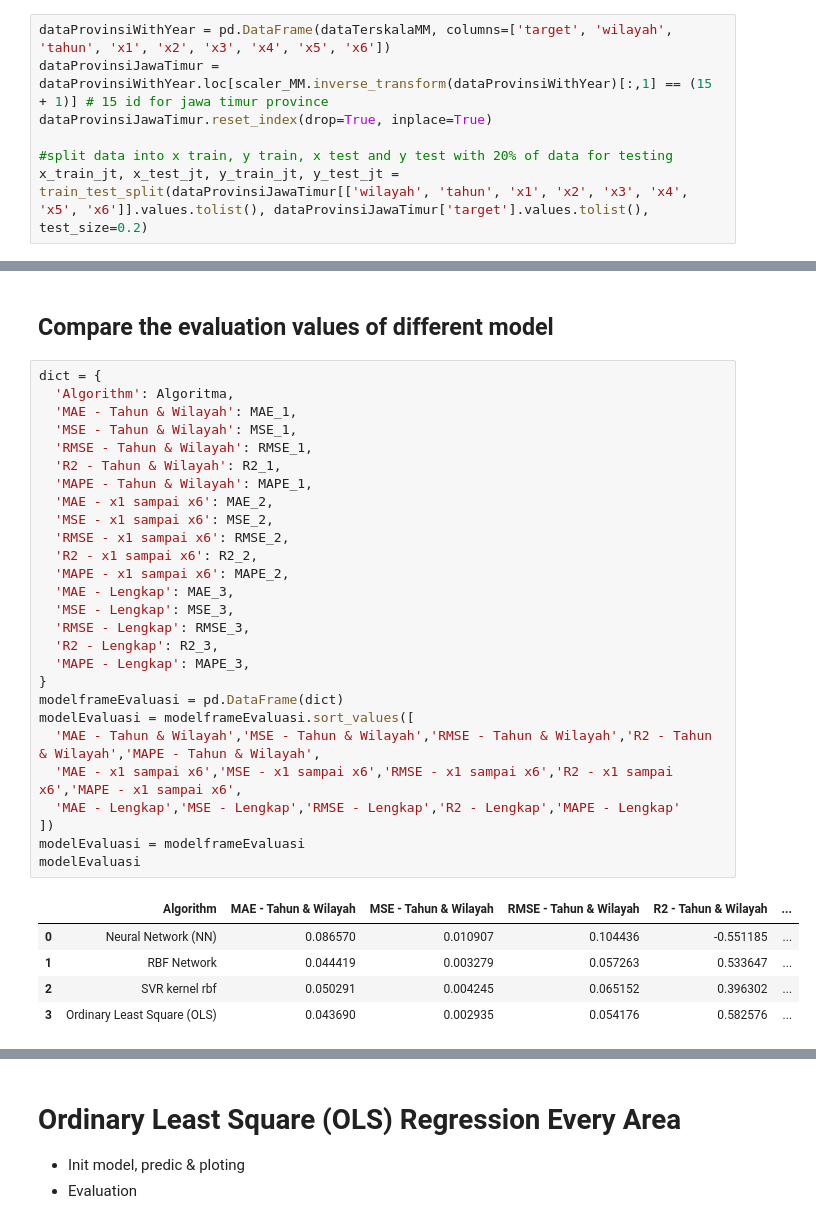
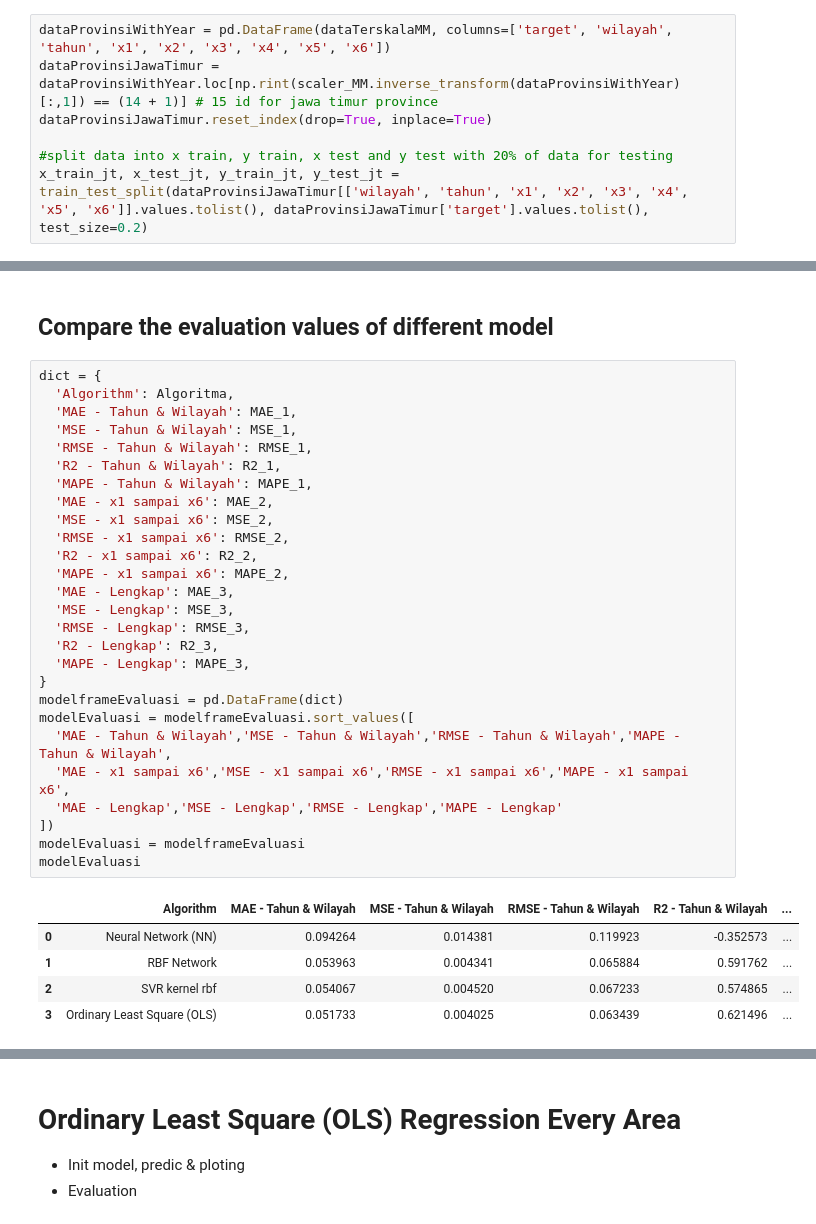
Before and after one commit to habib-roy/google-colab-source-code, a Jupyter notebook: Prediksi_Prevalensi_Stunting_menggunakan_OLS_Regresi.ipynb, the cells around one changed output, grey strips where cells are left out. Drawn from its saved outputs; the diff is of its cells as text.

```diff
--- a/Prediksi_Prevalensi_Stunting_menggunakan_OLS_Regresi.ipynb
+++ b/Prediksi_Prevalensi_Stunting_menggunakan_OLS_Regresi.ipynb
@@ -296,7 +296,7 @@ MAPE_3 = []
 ## Jawa Timur Data Preparation
 # %%
 dataProvinsiWithYear = pd.DataFrame(dataTerskalaMM, columns=['target', 'wilayah', 'tahun', 'x1', 'x2', 'x3', 'x4', 'x5', 'x6'])
-dataProvinsiJawaTimur = dataProvinsiWithYear.loc[scaler_MM.inverse_transform(dataProvinsiWithYear)[:,1] == (15 + 1)] # 15 id for jawa timur province
+dataProvinsiJawaTimur = dataProvinsiWithYear.loc[np.rint(scaler_MM.inverse_transform(dataProvinsiWithYear)[:,1]) == (14 + 1)] # 15 id for jawa timur province
 dataProvinsiJawaTimur.reset_index(drop=True, inplace=True)
 
 #split data into x train, y train, x test and y test with 20% of data for testing
@@ -869,36 +869,36 @@ plt.legend(['Prediksi - Tahun & Wilayah', 'Prediksi - x1 sampai x6', 'Prediksi -
 # %%
 dict = {
   'Algorithm': Algoritma,
   'MAE - Tahun & Wilayah': MAE_1,
   'MSE - Tahun & Wilayah': MSE_1,
   'RMSE - Tahun & Wilayah': RMSE_1,
   'R2 - Tahun & Wilayah': R2_1,
   'MAPE - Tahun & Wilayah': MAPE_1,
   'MAE - x1 sampai x6': MAE_2,
   'MSE - x1 sampai x6': MSE_2,
   'RMSE - x1 sampai x6': RMSE_2,
   'R2 - x1 sampai x6': R2_2,
   'MAPE - x1 sampai x6': MAPE_2,
   'MAE - Lengkap': MAE_3,
   'MSE - Lengkap': MSE_3,
   'RMSE - Lengkap': RMSE_3,
   'R2 - Lengkap': R2_3,
   'MAPE - Lengkap': MAPE_3,
 }
 modelframeEvaluasi = pd.DataFrame(dict)
 modelEvaluasi = modelframeEvaluasi.sort_values([
-  'MAE - Tahun & Wilayah','MSE - Tahun & Wilayah','RMSE - Tahun & Wilayah','R2 - Tahun & Wilayah','MAPE - Tahun & Wilayah',
-  'MAE - x1 sampai x6','MSE - x1 sampai x6','RMSE - x1 sampai x6','R2 - x1 sampai x6','MAPE - x1 sampai x6',
-  'MAE - Lengkap','MSE - Lengkap','RMSE - Lengkap','R2 - Lengkap','MAPE - Lengkap'
+  'MAE - Tahun & Wilayah','MSE - Tahun & Wilayah','RMSE - Tahun & Wilayah','MAPE - Tahun & Wilayah',
+  'MAE - x1 sampai x6','MSE - x1 sampai x6','RMSE - x1 sampai x6','MAPE - x1 sampai x6',
+  'MAE - Lengkap','MSE - Lengkap','RMSE - Lengkap','MAPE - Lengkap'
 ])
 modelEvaluasi = modelframeEvaluasi
 modelEvaluasi
 # %% [output]
 |  | Algorithm | MAE - Tahun & Wilayah | MSE - Tahun & Wilayah | RMSE - Tahun & Wilayah | R2 - Tahun & Wilayah | ... |
-| 0 | Neural Network (NN) | 0.086570 | 0.010907 | 0.104436 | -0.551185 | ... |
-| 1 | RBF Network | 0.044419 | 0.003279 | 0.057263 | 0.533647 | ... |
-| 2 | SVR kernel rbf | 0.050291 | 0.004245 | 0.065152 | 0.396302 | ... |
-| 3 | Ordinary Least Square (OLS) | 0.043690 | 0.002935 | 0.054176 | 0.582576 | ... |
+| 0 | Neural Network (NN) | 0.094264 | 0.014381 | 0.119923 | -0.352573 | ... |
+| 1 | RBF Network | 0.053963 | 0.004341 | 0.065884 | 0.591762 | ... |
+| 2 | SVR kernel rbf | 0.054067 | 0.004520 | 0.067233 | 0.574865 | ... |
+| 3 | Ordinary Least Square (OLS) | 0.051733 | 0.004025 | 0.063439 | 0.621496 | ... |
 # %%
 fig, axs = plt.subplots(2, 2, figsize=(15, 8))
 
```
Also changed, not shown: parts of 21 cells of this notebook.
